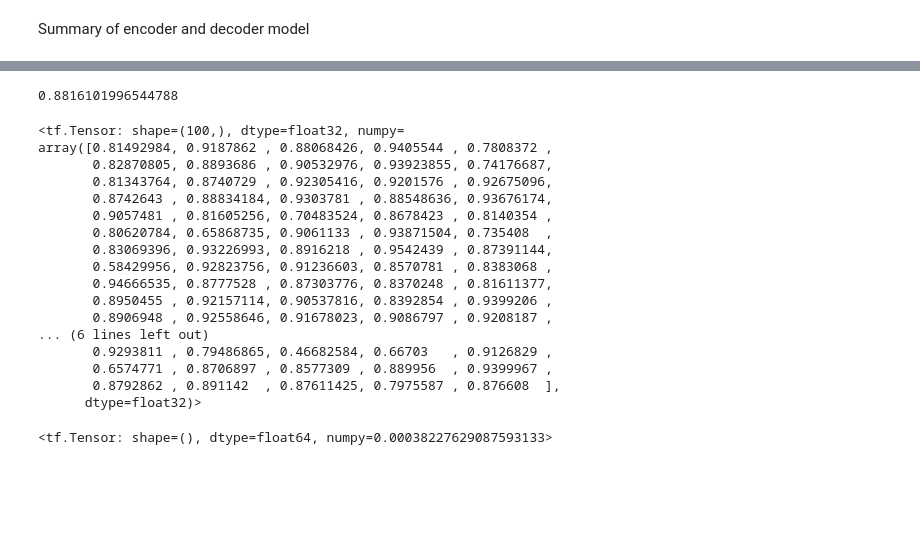
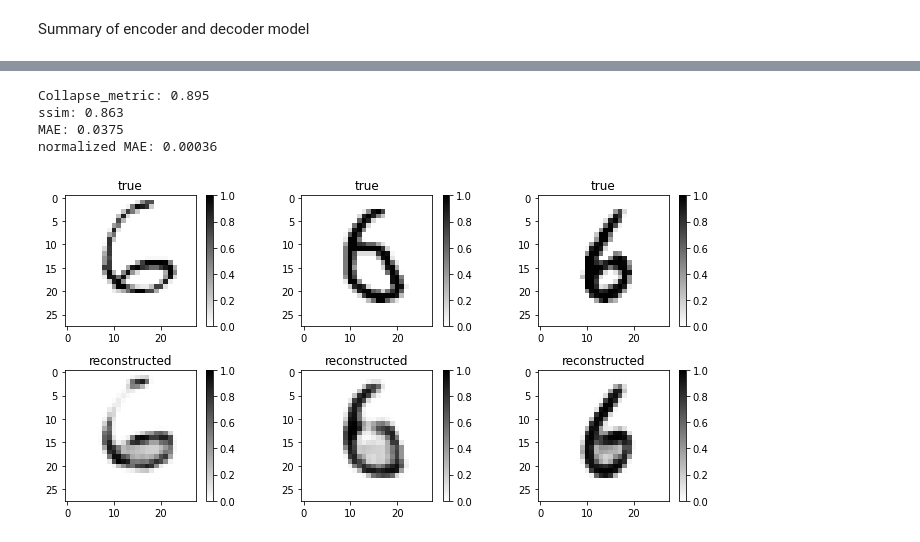
Before and after one commit to TomMago/hep-VQAE, a Jupyter notebook: notebooks/MNIST/MNIST_convolutional_CAE.ipynb, the cells around one changed output, grey strips where cells are left out. Cells and saved outputs as stored; diff of their text form; code cells hidden in the pictures; blank space fills up the shorter version.

```diff
--- a/notebooks/MNIST/MNIST_convolutional_CAE.ipynb
+++ b/notebooks/MNIST/MNIST_convolutional_CAE.ipynb
@@ -226,24 +150,0 @@ from hep_VQAE import utils as ut
-# %%
-ut.test_collapse(x_test[:100], ae.predict(x_test[:100]))
-# %% [output]
-0.8816101996544788
-# %%
-tf.image.ssim(x_test[:100].reshape(100,28,28,1).astype('float64'),ae(x_test[:100].reshape(100,28,28,1)).numpy().astype('float64'),max_val=1.0)
-# %% [output]
-<tf.Tensor: shape=(100,), dtype=float32, numpy=
-array([0.81492984, 0.9187862 , 0.88068426, 0.9405544 , 0.7808372 ,
-       0.82870805, 0.8893686 , 0.90532976, 0.93923855, 0.74176687,
-       0.81343764, 0.8740729 , 0.92305416, 0.9201576 , 0.92675096,
-       0.8742643 , 0.88834184, 0.9303781 , 0.88548636, 0.93676174,
-       0.9057481 , 0.81605256, 0.70483524, 0.8678423 , 0.8140354 ,
-       0.80620784, 0.65868735, 0.9061133 , 0.93871504, 0.735408  ,
-       0.83069396, 0.93226993, 0.8916218 , 0.9542439 , 0.87391144,
-       0.58429956, 0.92823756, 0.91236603, 0.8570781 , 0.8383068 ,
-       0.94666535, 0.8777528 , 0.87303776, 0.8370248 , 0.81611377,
-       0.8950455 , 0.92157114, 0.90537816, 0.8392854 , 0.9399206 ,
-       0.8906948 , 0.92558646, 0.91678023, 0.9086797 , 0.9208187 ,
-... (6 lines left out)
-       0.9293811 , 0.79486865, 0.46682584, 0.66703   , 0.9126829 ,
-       0.6574771 , 0.8706897 , 0.8577309 , 0.889956  , 0.9399967 ,
-       0.8792862 , 0.891142  , 0.87611425, 0.7975587 , 0.876608  ],
-      dtype=float32)>
@@ -252,4 +151,10 @@ MAE = tf.reduce_mean(tf.abs(x_test[:100].reshape(100,28,28,1) - ae(x_test[:100].
-# %%
-MAE
-# %% [output]
-<tf.Tensor: shape=(), dtype=float64, numpy=0.00038227629087593133>
+# %%
+recon = ae.predict(x_test[:500])
+
+ut.eval_recon(x_test[:500], recon)
+# %% [output]
+Collapse_metric: 0.895
+ssim: 0.863
+MAE: 0.0375
+normalized MAE: 0.00036
+[figure, added]
```
Also changed, not shown: parts of 19 cells of this notebook, 9 other files.
